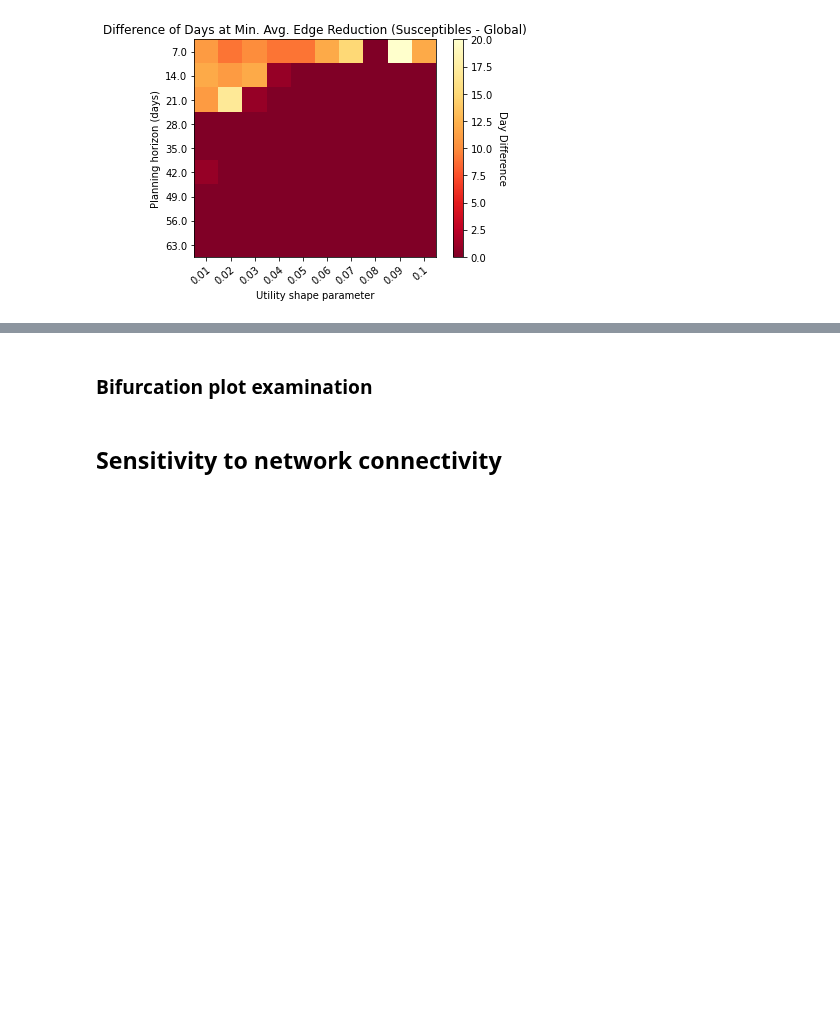
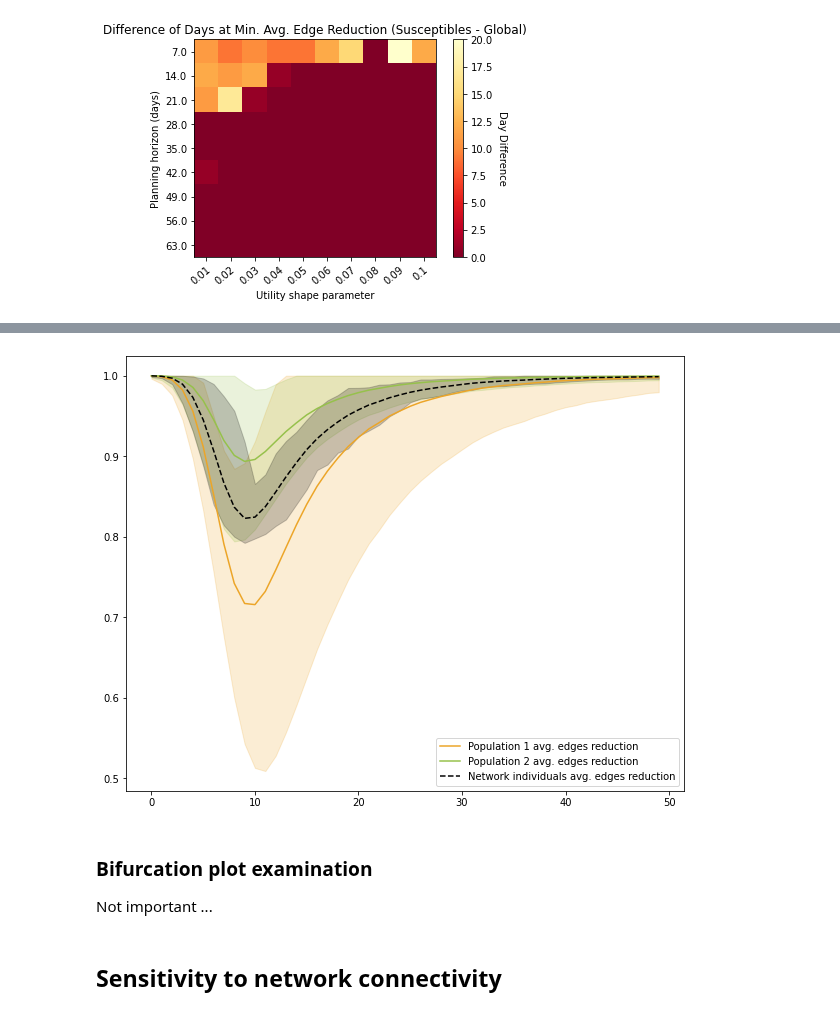
Before and after one commit to JimmyCalvoMonge/AdaptiveNetworks, a Jupyter notebook: network_experiments.ipynb, the cells around one changed output, grey strips where cells are left out. Cells and saved outputs as stored; diff of their text form; code cells hidden in the pictures; blank space fills up the shorter version.

```diff
--- a/network_experiments.ipynb
+++ b/network_experiments.ipynb
@@ -486,0 +497,4 @@ bepidist_data
+# %%
+bepcontacts_long = pd.melt(bepcontacts, id_vars=['index','node'],
+                           value_vars=[col for col in bepcontacts.columns if col.startswith('day')])
+bepcontacts_long
@@ -486,0 +515,4 @@ bepidist_data
+# %%
+bepcontacts_long_max = bepcontacts_long.groupby(['index', 'node'])['value'].max().reset_index()
+bepcontacts_long_max.columns = ['index', 'node', 'value_max']
+bepcontacts_long_max
@@ -486,0 +533,5 @@ bepidist_data
+# %%
+bepcontacts_long_norm = bepcontacts_long.merge(bepcontacts_long_max, left_on=['index', 'node'], right_on=['index', 'node'])
+bepcontacts_long_norm['norm_value'] = bepcontacts_long_norm['value']/bepcontacts_long_norm['value_max']
+bepcontacts_long_norm['population'] = np.where(bepcontacts_long_norm['node']<200, 1, 2)
+bepcontacts_long_norm
@@ -486,0 +552,11 @@ bepidist_data
+# %%
+bepcontacts_grouped = bepcontacts_long_norm.groupby(['population', 'variable'], as_index=False).agg(
+                      {'norm_value':['mean', 'max', 'min', 'std']})
+bepcontacts_grouped.columns = bepcontacts_grouped.columns.droplevel()
+bepcontacts_grouped.columns = ['pop', 'day', 'mean', 'max', 'min', 'std']
+bepcontacts_grouped['day'] = bepcontacts_grouped['day'].apply(lambda x: int(x.replace('day_','')))
+bepcontacts_grouped = bepcontacts_grouped.sort_values(['pop', 'day'])
+bepcontacts_grouped['lower'] = bepcontacts_grouped['mean'] - bepcontacts_grouped['std']
+bepcontacts_grouped['upper'] = bepcontacts_grouped['mean'] + bepcontacts_grouped['std']
+bepcontacts_grouped['upper'] = bepcontacts_grouped['upper'].apply(lambda x: min(x,1))
+bepcontacts_grouped
@@ -487,5 +577,28 @@ bepidist_data
+# %%
+plt.figure(figsize=(10,8))
+
+plt.plot(range(50), bepcontacts_grouped[bepcontacts_grouped['pop']==1]['mean'][0:50],'#ECA528', label="Population 1 avg. edges reduction")
+plt.fill_between(range(50),
+                bepcontacts_grouped[bepcontacts_grouped['pop']==1]['lower'][0:50],
+                bepcontacts_grouped[bepcontacts_grouped['pop']==1]['upper'][0:50],
+                color='#ECA528', alpha=0.2)
+
+plt.plot(range(50), bepcontacts_grouped[bepcontacts_grouped['pop']==2]['mean'][0:50],'#96C14B', label="Population 2 avg. edges reduction")
+plt.fill_between(range(50),
+                bepcontacts_grouped[bepcontacts_grouped['pop']==2]['lower'][0:50],
+                bepcontacts_grouped[bepcontacts_grouped['pop']==2]['upper'][0:50],
+                color='#96C14B', alpha=0.2)
+
+plt.plot(mean_all[0:50], linestyle='--', color='k', label="Network individuals avg. edges reduction")
+plt.fill_between(range(50), upper_all[0:50], lower_all[0:50], color='k', alpha=0.2)
+
+plt.legend(loc="lower right")
+plt.show()
+# %% [output]
+[figure, added]
 # %% [markdown]
 ### Bifurcation plot examination
+Not important ...
 # %%
 # epidist_data = pd.read_csv('./Data/epidist_bifurcation.csv')
 # bepidist_data = pd.read_csv('./Data/bepidist_bifurcation.csv')
```
Also changed, not shown: parts of 26 cells of this notebook, 2 other files.
